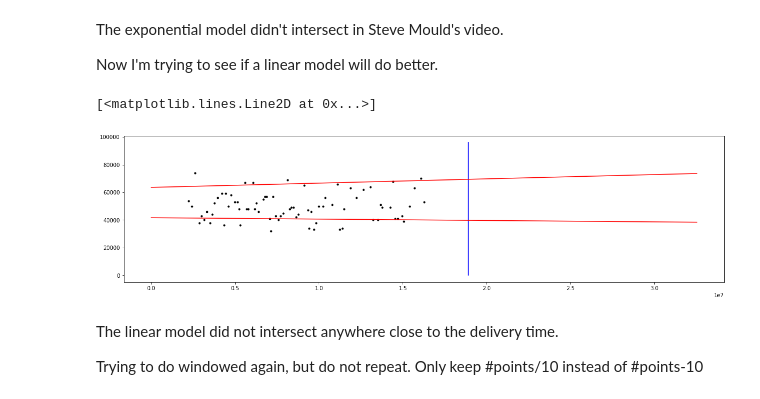
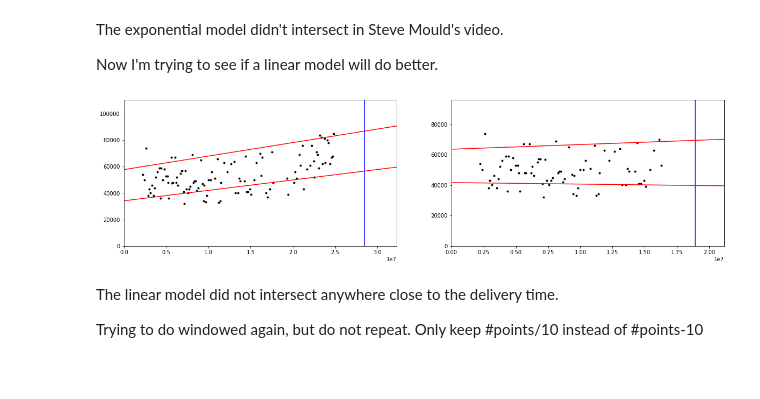
Before and after one commit to josephmate/PredictBabyDelivery, a Jupyter notebook: analysis.ipynb, the cells around one changed output. Cells and saved outputs as stored; diff of their text form; code cells hidden in the pictures; blank space fills up the shorter version.

```diff
--- a/analysis.ipynb
+++ b/analysis.ipynb
@@ -135,21 +147,33 @@ The exponential model didn't intersect in Steve Mould's video.
 
 Now I'm trying to see if a linear model will do better.
 # %%
-linear_curve_fit_upper = np.polyfit(windowed_time_msec, mean_upper, 1)
-linear_curve_fit_lower = np.polyfit(windowed_time_msec, mean_lower, 1)
-projected_time = []
-for i in range(0, int(max(time_msec)*2), 1000):
-  projected_time.append(i)
-projected_time = np.array(projected_time)
-linear_mean_upper_projected = linear_curve_fit_upper[1] + linear_curve_fit_upper[0]*projected_time
-linear_mean_lower_projected = linear_curve_fit_lower[1] + linear_curve_fit_lower[0]*projected_time
-plt.plot(time_msec, contraction_length_msec, '.', color='black')
-plt.plot(delivery_line_x, delivery_line_y, '-', color='blue')
-plt.plot(projected_time, linear_mean_upper_projected, '-', color='red')
-plt.plot(projected_time, linear_mean_lower_projected, '-', color='red')
+projected_time_datasets = []
+linear_mean_upper_projected_datasets = []
+linear_mean_lower_projected_datasets = []
+for i in range(0, len(datasets)):
+  linear_curve_fit_upper = np.polyfit(windowed_time_msec_datasets[i], mean_upper_datasets[i], 1)
+  linear_curve_fit_lower = np.polyfit(windowed_time_msec_datasets[i], mean_lower_datasets[i], 1)
+  projected_time = []
+  for i in range(0, int(max(time_msec_datasets[i])*2), 1000):
+    projected_time.append(i)
+  projected_time = np.array(projected_time)
+  linear_mean_upper_projected = linear_curve_fit_upper[1] + linear_curve_fit_upper[0]*projected_time
+  linear_mean_lower_projected = linear_curve_fit_lower[1] + linear_curve_fit_lower[0]*projected_time
+
+  projected_time_datasets.append(projected_time)
+  linear_mean_upper_projected_datasets.append(linear_mean_upper_projected)
+  linear_mean_lower_projected_datasets.append(linear_mean_lower_projected)
+
+for i in range(0, len(datasets)):
+  plt.subplot(SUB_PLOT_ROWS, SUB_PLOT_COLS, i+1)
+  plt.xlim([0, x_bound_datasets[i]])
+  plt.ylim([0, y_bound_datasets[i]])
+  plt.plot(time_msec_datasets[i], contraction_length_msec_datasets[i], '.', color='black')
+  plt.plot(delivery_line_x_datasets[i], delivery_line_y_datasets[i], '-', color='blue')
+  plt.plot(projected_time_datasets[i], linear_mean_upper_projected_datasets[i], '-', color='red')
+  plt.plot(projected_time_datasets[i], linear_mean_lower_projected_datasets[i], '-', color='red')
 # %% [output]
-[<matplotlib.lines.Line2D at 0x...>]
-[figure, old version]
+[figure, new version]
 # %% [markdown]
 The linear model did not intersect anywhere close to the delivery time.
 
```
Also changed, not shown: parts of 5 cells of this notebook.
